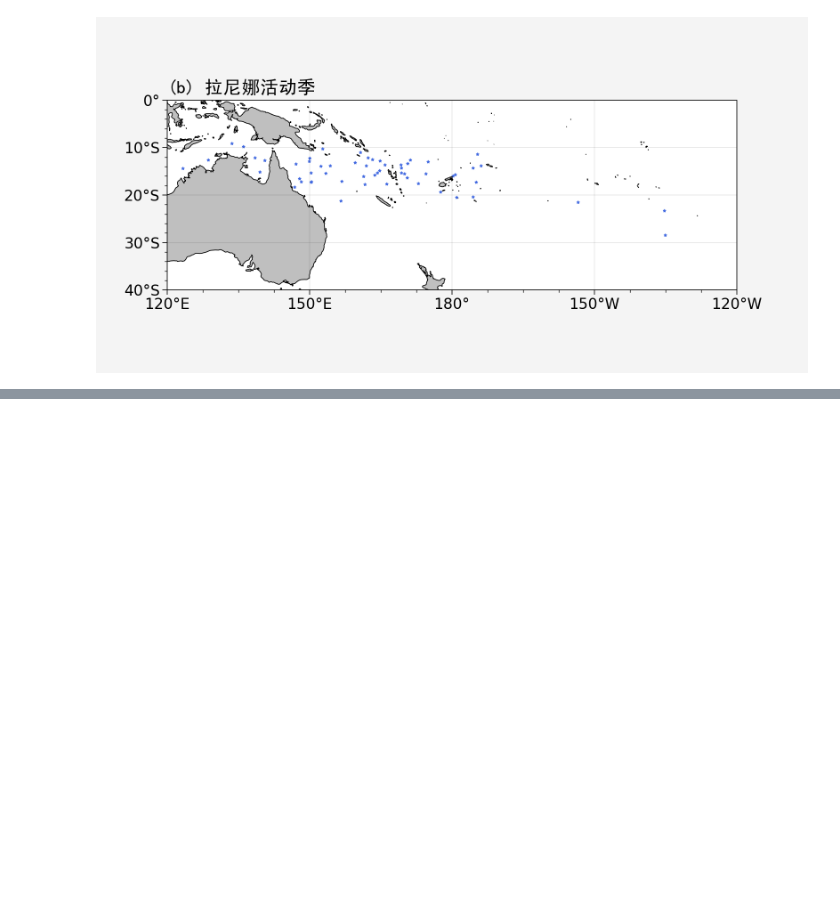
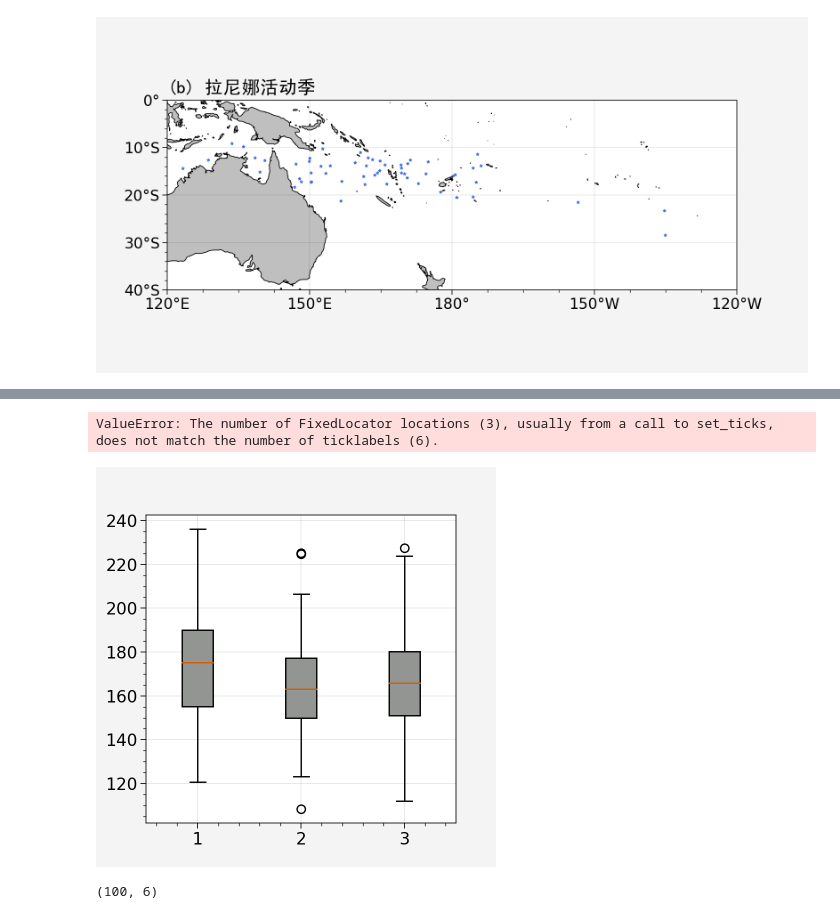
Before and after one commit to zeemeil/qixiang, a Jupyter notebook: Storm0402-MoreThan63.ipynb, the cells around one changed output, grey strips where cells are left out. Saved outputs shown, nothing was run; the diff lists cells and outputs as text; code cells hidden in the pictures; blank space fills up the shorter version.

```diff
--- a/Storm0402-MoreThan63.ipynb
+++ b/Storm0402-MoreThan63.ipynb
@@ -472,0 +513,35 @@ See the caveats in the documentation: https://pandas.pydata.org/pandas-docs/stab
+# %%
+import numpy as np
+import pandas as pd
+import matplotlib.pyplot as plt
+
+df = pd.DataFrame(np.random.randn(100, 6), columns=['Er_LON','Er_LAT','B1','B0','C1','C0'])
+
+fig, ax1 = plt.subplots()
+colors = ['pink', 'lightblue', 'lightgreen', 'purple']
+bp = ax1.boxplot([df_er['LON'],df_lani['LON'],df_netu['LON']], patch_artist=True, boxprops=dict(facecolor='gray'))
+ax1.set_xticklabels(['Er_LON','Er_LAT','B1','B0','C1','C0'])
+ax1.set_ylabel('y1')
+
+ax2 = ax1.twinx()
+
+bp = ax2.boxplot([df_er['LAT'],df_lani['LAT'],df_netu['LAT']], patch_artist=True, boxprops=dict(facecolor='gray'))
+# ax2.set_xticklabels(df.columns)
+ax2.set_ylabel('y2')
+
+ax1.set_ylim([0, 360])
+ax2.set_ylim([-90, 0])
+
+for patch, color in zip(bp['boxes'], colors):
+    patch.set_facecolor(color)
+
+plt.legend([bp["boxes"][0], bp["boxes"][2]], ['y1', 'y2'], loc='upper right')
+
+plt.show()
+# %% [output]
+ValueError: The number of FixedLocator locations (3), usually from a call to set_ticks, does not match the number of ticklabels (6).
+[figure, added]
+# %%
+df.values.shape
+# %% [output]
+(100, 6)
```
Also changed, not shown: parts of 10 cells of this notebook, 38 other files.
